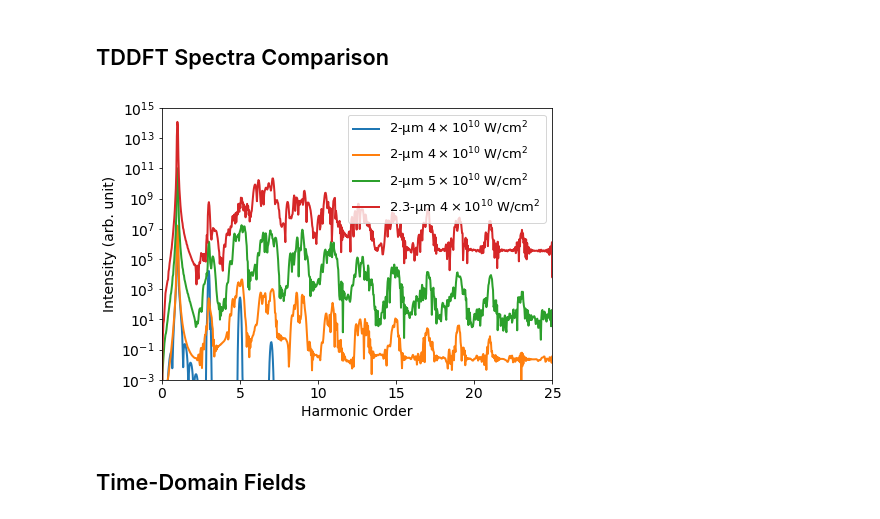
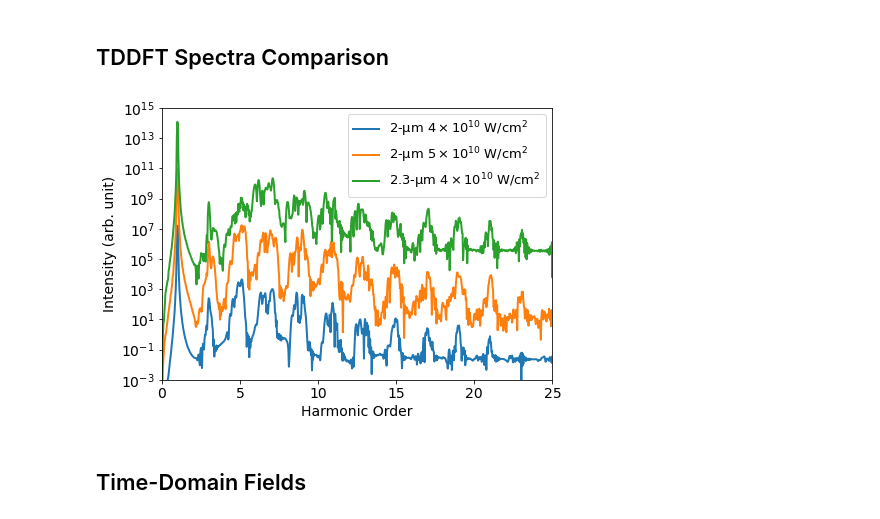
Before and after one commit to qnngroup/manu-uncovering-extreme-nonlinear-dynamics-in-solids-through-time-domain-field-analysis, a Jupyter notebook: analysis-and-plots.ipynb, the cells around one changed output. Drawn from its saved outputs; the diff is of its cells as text; code cells hidden in the pictures.

Commit message:
Updated notes/figures in analysis.

```diff
--- a/analysis-and-plots.ipynb
+++ b/analysis-and-plots.ipynb
@@ -104,38 +104,38 @@ fig.set_size_inches(7, 5)
 
 
 #Semiclassical data for comparison...
-plt.semilogy(F_data_2_low_semi['w_norm'],
-             np.abs(F_data_2_low_semi['F_gen_f'])**2*700,
-            label=u'2-\u03BCm' + r' $4\times10^{10}$ W/cm${}^2$',
-            linewidth=2.0)
+# plt.semilogy(F_data_2_low_semi['w_norm'],
+#              np.abs(F_data_2_low_semi['F_gen_f'])**2*700,
+#             label=u'2-\u03BCm' + r' $4\times10^{10}$ W/cm${}^2$',
+#             linewidth=2.0)
 
 plt.semilogy(tddft_data_2_low['w_norm'],
              np.abs(tddft_data_2_low['F_gen_f'])**2,
             label=u'2-\u03BCm' + r' $4\times10^{10}$ W/cm${}^2$',
             linewidth=2.0)
 
 
 
 plt.semilogy(tddft_data_2_high['w_norm'],
              np.abs(tddft_data_2_high['F_gen_f'])**2*5000,
             label=u'2-\u03BCm' + r' $5\times10^{10}$ W/cm${}^2$',
             linewidth=2.0)
 
 plt.semilogy(tddft_data_2p3_low['w_norm'],
              np.abs(tddft_data_2p3_low['F_gen_f'])**2*5e6,
             label=u'2.3-\u03BCm' + r' $4\times10^{10}$ W/cm${}^2$',
             linewidth=2.0)
 
 plt.xlim(0, 25)
 plt.xlabel('Harmonic Order', fontsize=14)
 plt.ylabel('Intensity (arb. unit)', fontsize=14)
 plt.ylim(1e-3, 1e15)
 plt.legend(fontsize=13)
 plt.tick_params(labelsize=14)
 
 plt.savefig('spectra.pdf', bbox_inches='tight')
 # %% [output]
-[figure, old version]
+[figure, new version]
 # %% [markdown]
 ## Time-Domain Fields
 # %% [markdown]
```
Also changed, not shown: 10 other files.
